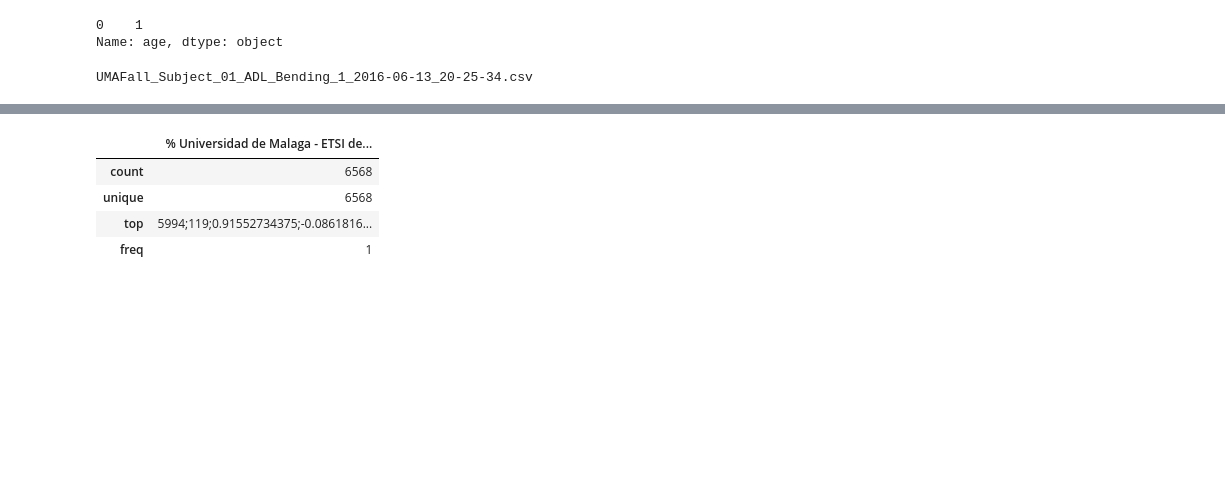
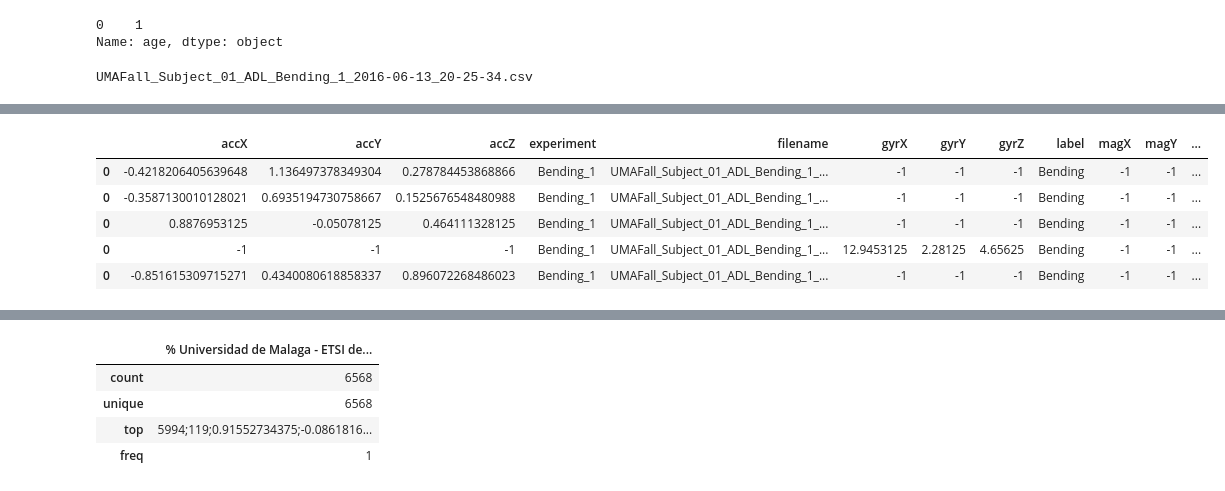
Before and after one commit to pbmiguel/py-har, a Jupyter notebook: TASKS/T1/pre-processing/2016-ANSAMO-preprocessing.ipynb, the cells around one changed output, grey strips where cells are left out. Saved outputs shown, nothing was run; the diff lists cells and outputs as text; code cells hidden in the pictures; blank space fills up the shorter version.

Commit message:
edit. now script converges all file data to a single table; issue #2

```diff
--- a/TASKS/T1/pre-processing/2016-ANSAMO-preprocessing.ipynb
+++ b/TASKS/T1/pre-processing/2016-ANSAMO-preprocessing.ipynb
@@ -60,7 +60,7 @@ SUBJECTS = pd.DataFrame([
     {'id': 'Subject 02', 'age':'27', 'gender':'male', 'height':'173', 'weight': '90'},
     {'id': 'Subject 03', 'age':'23', 'gender':'male', 'height':'179', 'weight': '68'},
     {'id': 'Subject 04', 'age':'24', 'gender':'male', 'height':'175', 'weight': '79'},
-    {'id': 'Subject 05', 'age':'27', 'gender':'male', 'height':'195', 'weight': '81'},
+    {'id': 'Subject 05', 'age':'28', 'gender':'male', 'height':'195', 'weight': '81'},
 
     {'id': 'Subject 06', 'age':'22', 'gender':'female', 'height':'167', 'weight': '57'},
     {'id': 'Subject 07', 'age':'55', 'gender':'male', 'height':'170', 'weight': '83'},
@@ -94,9 +94,8 @@ def read_file(filepath):
     experiment = array[4] + "_" + array[5]
     ### read csv
     train_dataRaw = pd.read_csv(filepath)
-    # ignore fist lines
+    ### remove first 31 lines
     train_data = train_dataRaw.iloc[31:]
-    train_data.head(5);
     ### user characteristics
     user = SUBJECTS[SUBJECTS['id'].isin([subjectID])];
     age = user['age']
@@ -104,7 +103,7 @@ def read_file(filepath):
     height = user['height']
     weight = user['weight']
 
-    return pd.DataFrame([{"filecontent": train_data,
+    return {"filecontent": train_data,
              'experiment': experiment,
              'label': label,
              'subjectID': subjectID,
@@ -112,8 +111,9 @@ def read_file(filepath):
              'gender': gender.values[0],
              'age': age.values[0],
              'height': height.values[0],
-             'weight': weight.values[0]}])
+             'weight': weight.values[0]};
 
-output = read_file("../../../datasets/ANSAMO-2016/UMA_ADL_FALL_Dataset/UMAFall_Subject_01_ADL_Bending_1_2016-06-13_20-25-34.csv");
+
+###output = read_file("../../../datasets/ANSAMO-2016/UMA_ADL_FALL_Dataset/UMAFall_Subject_01_ADL_Bending_1_2016-06-13_20-25-34.csv");
 # %% [output]
 UMAFall_Subject_01_ADL_Bending_1_2016-06-13_20-25-34.csv
@@ -119,0 +348,3 @@ UMAFall_Subject_01_ADL_Bending_1_2016-06-13_20-25-34.csv
+# %%
+# split into positions and signal type
+values = split_positions_and_signals(filecontent);
@@ -119,0 +406,18 @@ UMAFall_Subject_01_ADL_Bending_1_2016-06-13_20-25-34.csv
+# %%
+### join all values
+all_values = join_all_signals_types(signalsPocket, info);
+all_values = all_values.append(join_all_signals_types(signalsAnkle, info))
+all_values = all_values.append(join_all_signals_types(signalsWrist, info))
+all_values = all_values.append(join_all_signals_types(signalsWaist, info))
+all_values = all_values.append(join_all_signals_types(signalsChest, info))
+# %%
+all_values[['ts(ms)']] = all_values[['ts(ms)']].apply(pd.to_numeric)
+all_values = all_values.sort_values(['ts(ms)']);
+all_values.head(5)
+# %% [output]
+|  | accX | accY | accZ | experiment | filename | gyrX | gyrY | gyrZ | label | magX | magY | ... |
+| 0 | -0.4218206405639648 | 1.136497378349304 | 0.278784453868866 | Bending_1 | UMAFall_Subject_01_ADL_Bending_1_... | -1 | -1 | -1 | Bending | -1 | -1 | ... |
+| 0 | -0.3587130010128021 | 0.6935194730758667 | 0.1525676548480988 | Bending_1 | UMAFall_Subject_01_ADL_Bending_1_... | -1 | -1 | -1 | Bending | -1 | -1 | ... |
+| 0 | 0.8876953125 | -0.05078125 | 0.464111328125 | Bending_1 | UMAFall_Subject_01_ADL_Bending_1_... | -1 | -1 | -1 | Bending | -1 | -1 | ... |
+| 0 | -1 | -1 | -1 | Bending_1 | UMAFall_Subject_01_ADL_Bending_1_... | 12.9453125 | 2.28125 | 4.65625 | Bending | -1 | -1 | ... |
+| 0 | -0.851615309715271 | 0.4340080618858337 | 0.896072268486023 | Bending_1 | UMAFall_Subject_01_ADL_Bending_1_... | -1 | -1 | -1 | Bending | -1 | -1 | ... |
```
Also changed, not shown: parts of 9 cells of this notebook.
